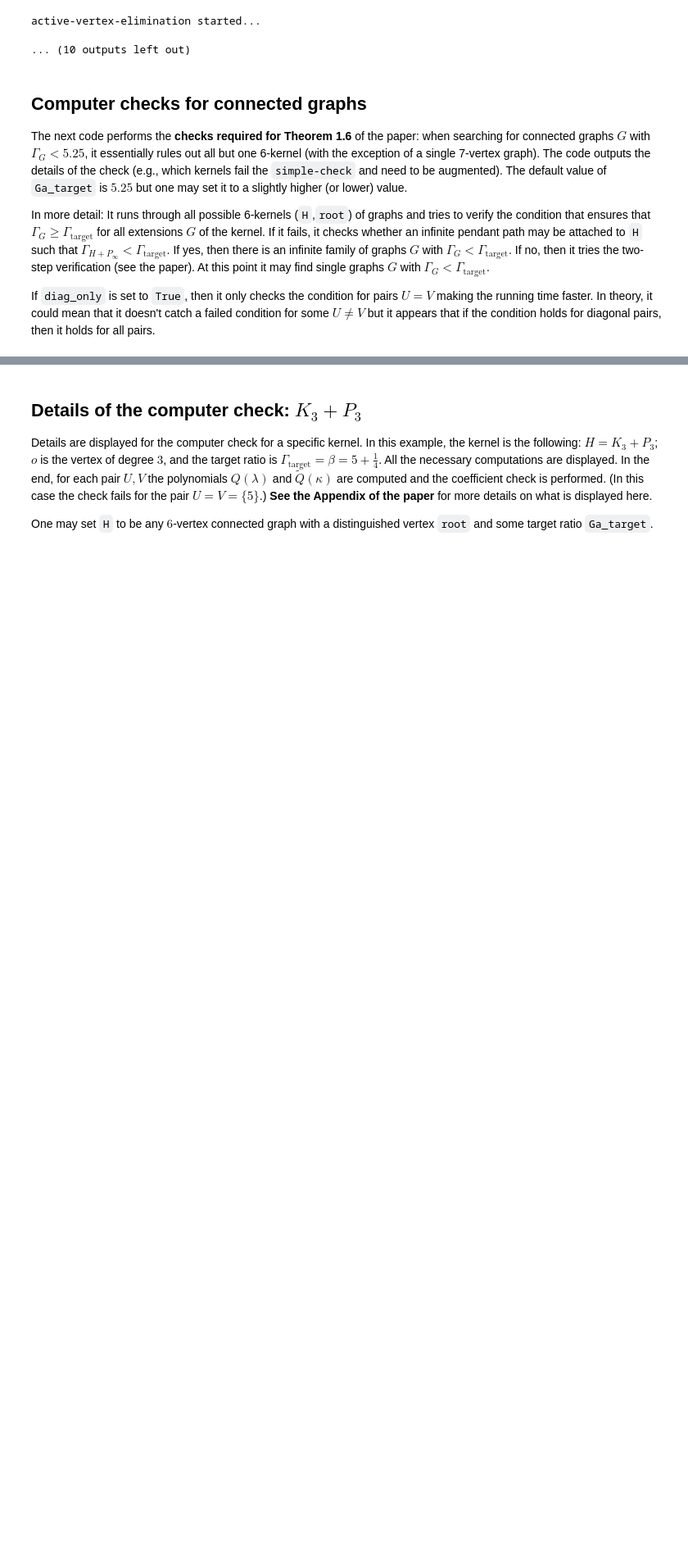
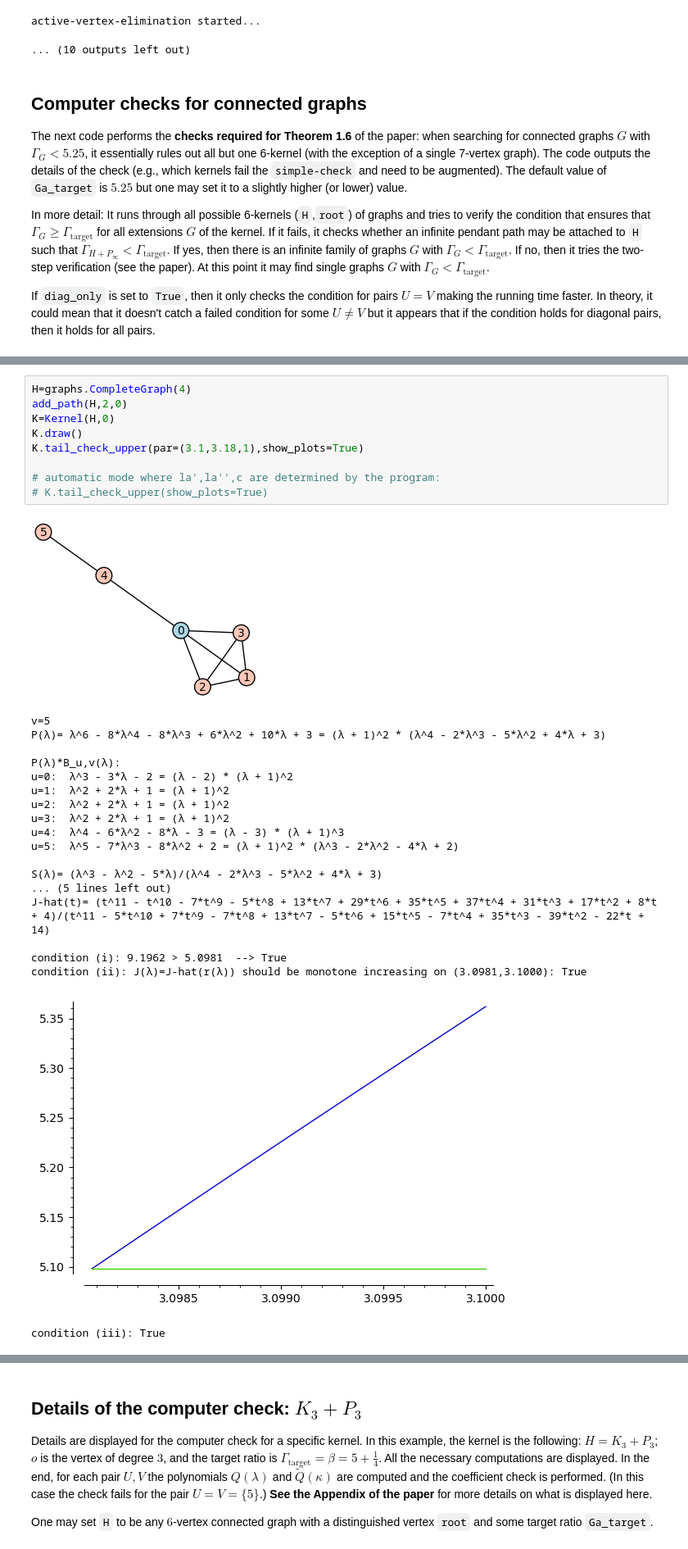
Before and after one commit to harangi/perron, a Jupyter notebook: perron.ipynb, the cells around one changed output, grey strips where cells are left out. Shown at 82% size. Cells and saved outputs as stored; diff of their text form; blank space fills up the shorter version.

```diff
--- a/perron.ipynb
+++ b/perron.ipynb
@@ -201,0 +277,30 @@ two-step-check excluding #3 vertex started...
+# %%
+H=graphs.CompleteGraph(4)
+add_path(H,2,0)
+K=Kernel(H,0)
+K.draw()
+K.tail_check_upper(par=(3.1,3.18,1),show_plots=True)
+
+# automatic mode where la',la'',c are determined by the program:
+# K.tail_check_upper(show_plots=True)
+# %% [output]
+[figure, added]
+v=5
+P(λ)= λ^6 - 8*λ^4 - 8*λ^3 + 6*λ^2 + 10*λ + 3 = (λ + 1)^2 * (λ^4 - 2*λ^3 - 5*λ^2 + 4*λ + 3)
+
+P(λ)*B_u,v(λ):
+u=0:  λ^3 - 3*λ - 2 = (λ - 2) * (λ + 1)^2
+u=1:  λ^2 + 2*λ + 1 = (λ + 1)^2
+u=2:  λ^2 + 2*λ + 1 = (λ + 1)^2
+u=3:  λ^2 + 2*λ + 1 = (λ + 1)^2
+u=4:  λ^4 - 6*λ^2 - 8*λ - 3 = (λ - 3) * (λ + 1)^3
+u=5:  λ^5 - 7*λ^3 - 8*λ^2 + 2 = (λ + 1)^2 * (λ^3 - 2*λ^2 - 4*λ + 2)
+
+S(λ)= (λ^3 - λ^2 - 5*λ)/(λ^4 - 2*λ^3 - 5*λ^2 + 4*λ + 3)
+... (5 lines left out)
+J-hat(t)= (t^11 - t^10 - 7*t^9 - 5*t^8 + 13*t^7 + 29*t^6 + 35*t^5 + 37*t^4 + 31*t^3 + 17*t^2 + 8*t + 4)/(t^11 - 5*t^10 + 7*t^9 - 7*t^8 + 13*t^7 - 5*t^6 + 15*t^5 - 7*t^4 + 35*t^3 - 39*t^2 - 22*t + 14)
+
+condition (i): 9.1962 > 5.0981  --> True
+condition (ii): J(λ)=J-hat(r(λ)) should be monotone increasing on (3.0981,3.1000): True
+[figure, added]
+condition (iii): True
```
Also changed, not shown: parts of 22 cells of this notebook, 1 other file.
